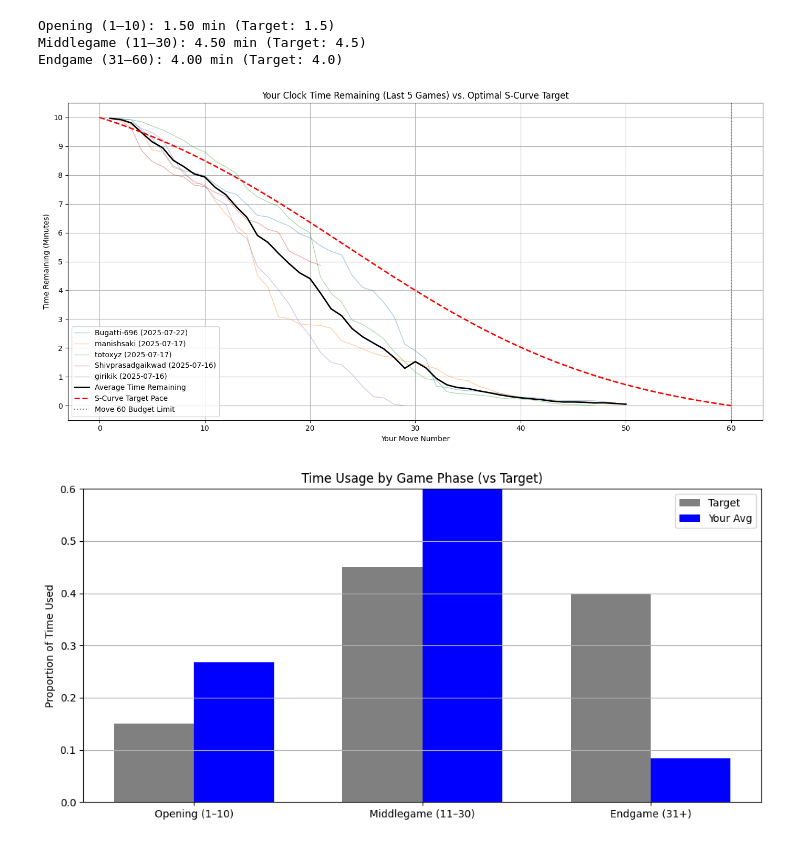
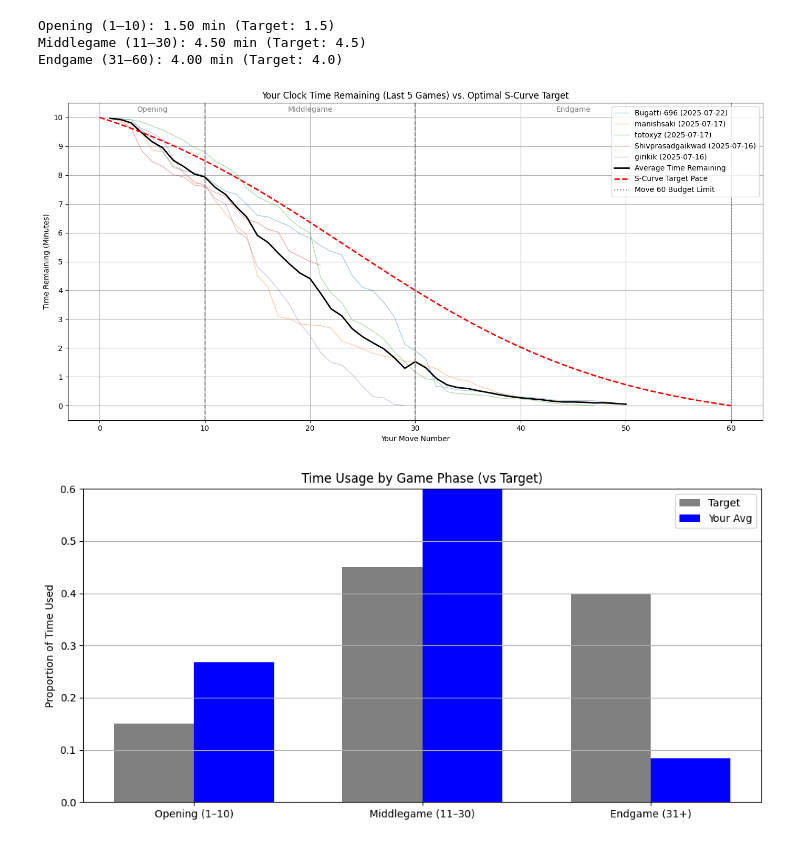
Before and after one commit to mattdh12/chess_time_management, a Jupyter notebook: time_management_help.ipynb, the cells around one changed output. Drawn from its saved outputs; the diff is of its cells as text; code cells hidden in the pictures.

```diff
--- a/time_management_help.ipynb
+++ b/time_management_help.ipynb
@@ -122,34 +122,43 @@ colors_list = [cmap(i % 10) for i in range(num_games)]
 plt.figure(figsize=(14, 7))
 for idx, (pgn, times) in enumerate(zip(recent_games, move_time_series_minutes)):
     # Extract opponent and date
     white = re.search(r'\[White "(.*?)"\]', pgn).group(1)
     black = re.search(r'\[Black "(.*?)"\]', pgn).group(1)
     opponent = black if username.lower() == white.lower() else white
     end_time_match = re.search(r'\[EndTime "(.*?)"\]', pgn)
     timestamp = re.search(r'\[UTCDate "(.*?)"\]', pgn)
     if timestamp:
         date_str = timestamp.group(1).replace('.', '-')
     else:
         date_str = f"Game {idx+1}"
 
     label = f"{opponent} ({date_str})"
     plt.plot(range(1, len(times) + 1), times, alpha=0.4, linewidth=1, label=label, color=colors_list[idx])
 
 # Plot average line and target
 plt.plot(range(1, len(average_curve) + 1), average_curve, color='black', linewidth=2, label='Average Time Remaining')
 plt.plot(target_x, s_curve_minutes, linestyle='--', color='red', linewidth=2, label='S-Curve Target Pace')
 plt.axvline(x=60, color='gray', linestyle=':', label='Move 60 Budget Limit')
 
+# Phase indicators
+plt.axvline(x=10, color='gray', linestyle='--', linewidth=1.5)
+plt.axvline(x=30, color='gray', linestyle='--', linewidth=1.5)
+
+# Phase labels
+plt.text(5, 10.2, 'Opening', ha='center', fontsize=10, color='gray')
+plt.text(20, 10.2, 'Middlegame', ha='center', fontsize=10, color='gray')
+plt.text(45, 10.2, 'Endgame', ha='center', fontsize=10, color='gray')
+
 plt.xlabel('Your Move Number')
 plt.ylabel('Time Remaining (Minutes)')
 plt.title('Your Clock Time Remaining (Last 5 Games) vs. Optimal S-Curve Target')
 plt.yticks(range(0, 11))
 plt.legend()
 plt.grid(True)
 plt.tight_layout()
 plt.show()
 # %% [output]
-[figure, old version]
+[figure, new version]
 # %%
 # Time Phase Goals Plot
 
```
